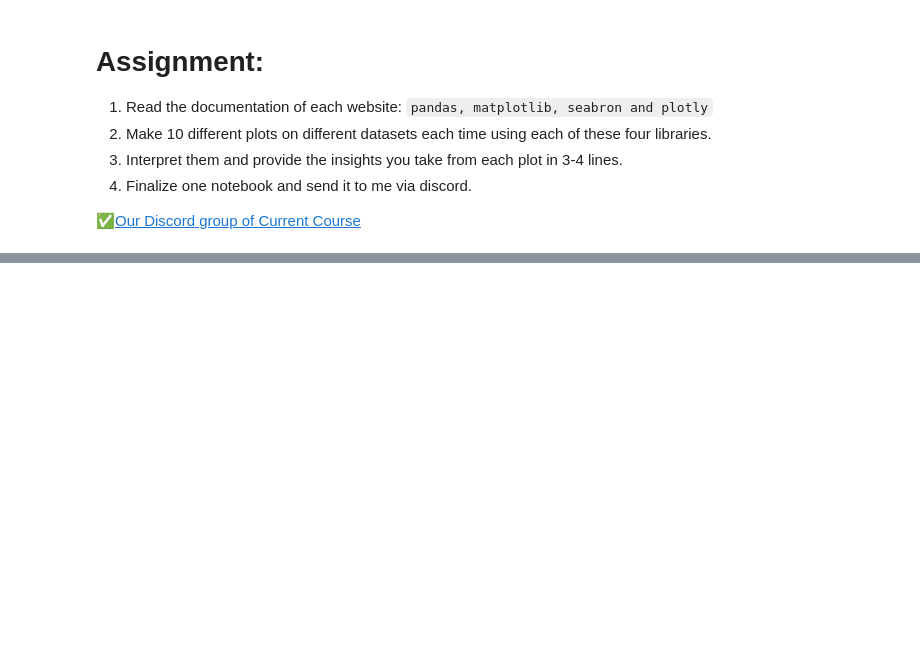
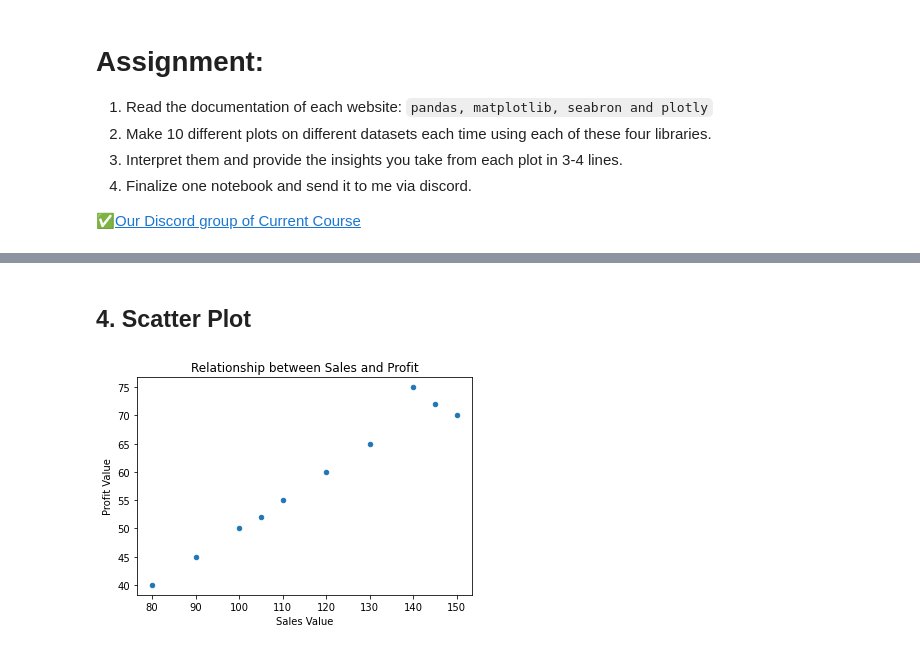
Before and after one commit to AammarTufail/six-months_python_for_data_science-mentorship-program, a Jupyter notebook: pandas_tips_tricks/06_data_visualization.ipynb, the cells around one changed output, grey strips where cells are left out. Saved outputs shown, nothing was run; the diff lists cells and outputs as text; code cells hidden in the pictures; blank space fills up the shorter version.

```diff
--- a/pandas_tips_tricks/06_data_visualization.ipynb
+++ b/pandas_tips_tricks/06_data_visualization.ipynb
@@ -94,0 +187,33 @@ px.scatter(df, x="gdpPercap", y="lifeExp", animation_frame="year", animation_gro
+# %% [markdown]
+## 4. Scatter Plot
+# %%
+# import pandas and matplotlib.pyplot libraries
+import pandas as pd
+import matplotlib.pyplot as plt
+
+# create a dictionary with sample data
+data = {
+    'Sales': [100, 150, 80, 120, 140, 130, 110, 145, 105, 90],
+    'Profit': [50, 70, 40, 60, 75, 65, 55, 72, 52, 45]
+}
+
+# create a pandas dataframe from the dictionary
+df = pd.DataFrame(data)
+
+# plot the dataframe as a scatter plot
+df.plot(x='Sales', y='Profit', kind='scatter')
+
+# set the x-axis and y-axis labels
+plt.xlabel('Sales Value')
+plt.ylabel('Profit Value')
+
+# set the title of the plot
+plt.title('Relationship between Sales and Profit')
+
+# save the plot to a file
+plt.savefig('scatter_plot.png', dpi=300, bbox_inches='tight')
+
+# display the plot
+plt.show()
+# %% [output]
+[figure, added]
```
Also changed, not shown: parts of 28 cells of this notebook, 21 other files.
